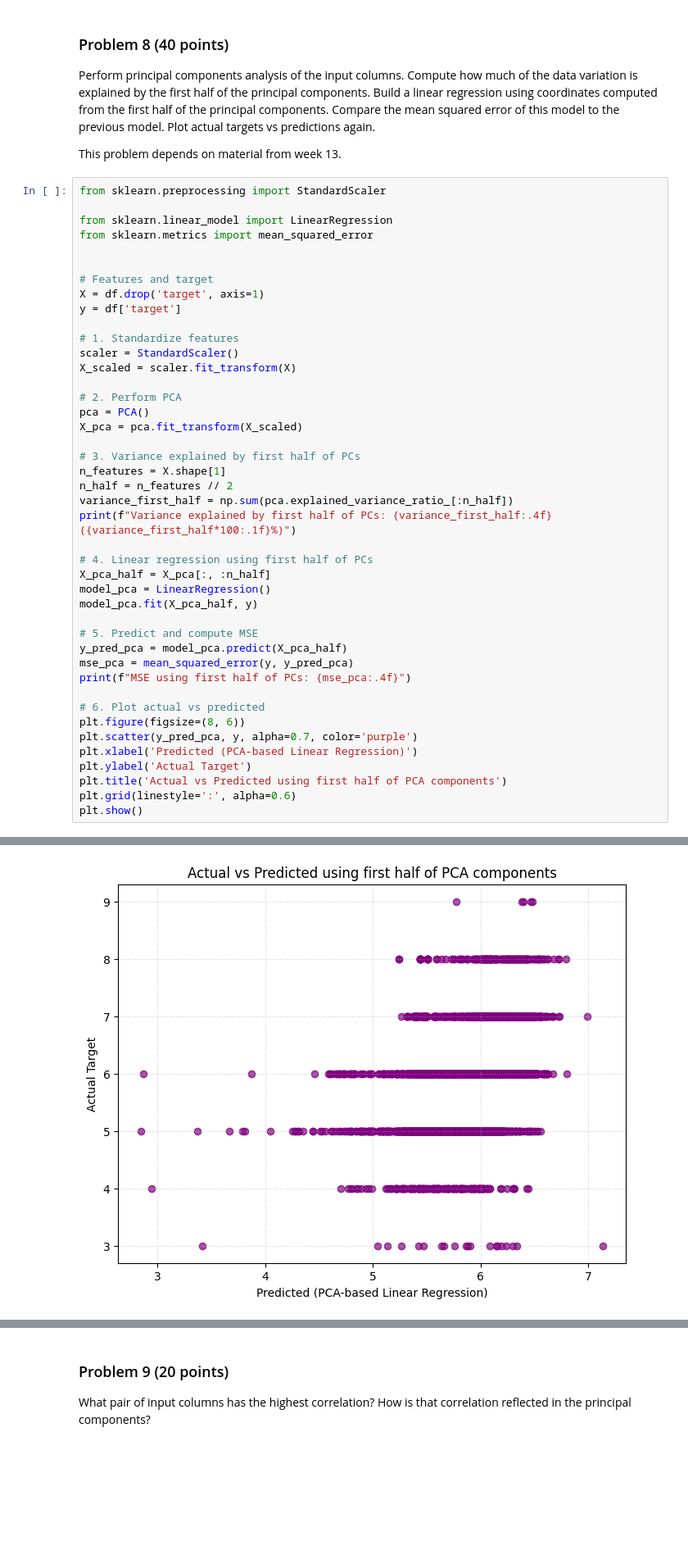
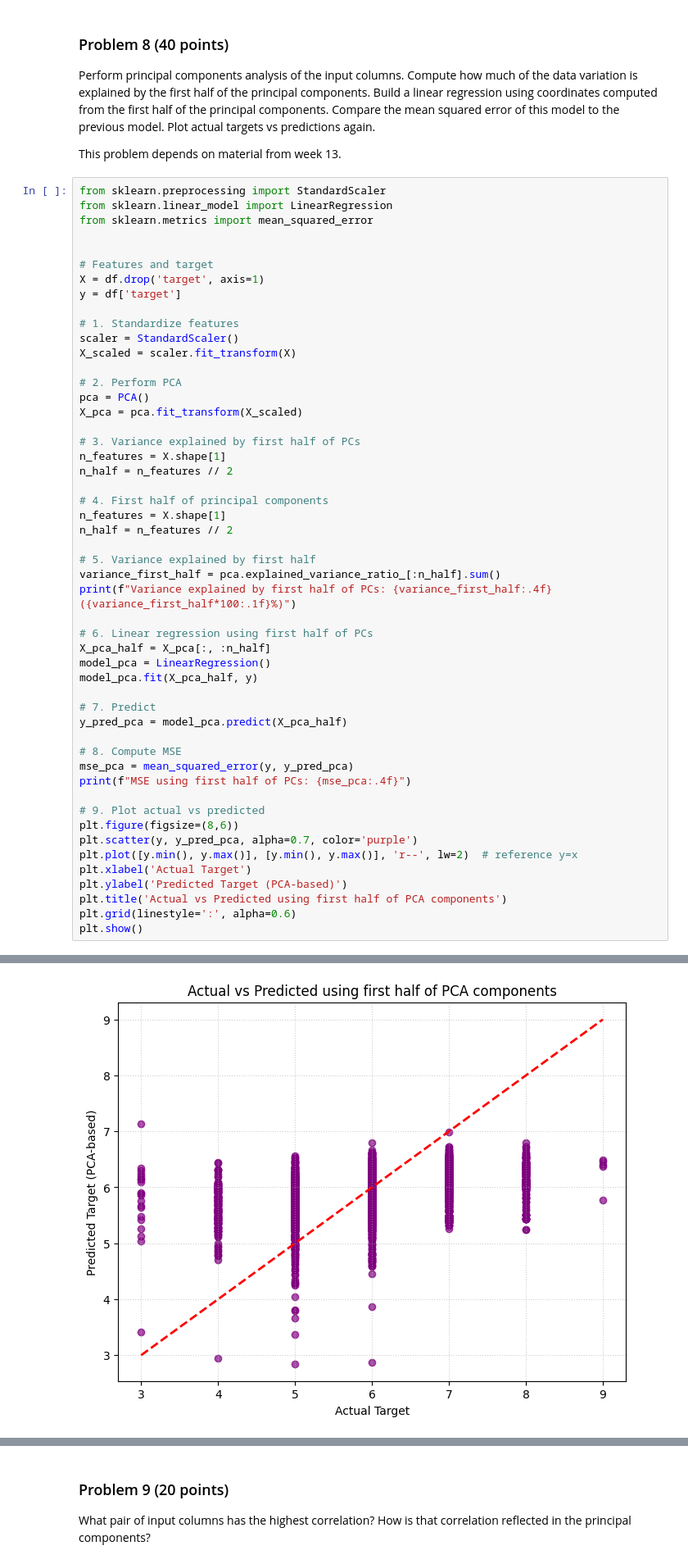
Before and after one commit to Ethnica16/dx601-final-project, a Jupyter notebook: project.ipynb, the cells around one changed output, grey strips where cells are left out. Shown at 82% size. Drawn from its saved outputs; the diff is of its cells as text; blank space fills up the shorter version.

```diff
--- a/project.ipynb
+++ b/project.ipynb
@@ -403,7 +406,6 @@ Plot actual targets vs predictions again.
 This problem depends on material from week 13.
 # %%
 from sklearn.preprocessing import StandardScaler
-
 from sklearn.linear_model import LinearRegression
 from sklearn.metrics import mean_squared_error
 
@@ -412,39 +414,48 @@ from sklearn.metrics import mean_squared_error
 X = df.drop('target', axis=1)
 y = df['target']
 
 # 1. Standardize features
 scaler = StandardScaler()
 X_scaled = scaler.fit_transform(X)
 
 # 2. Perform PCA
 pca = PCA()
 X_pca = pca.fit_transform(X_scaled)
 
 # 3. Variance explained by first half of PCs
 n_features = X.shape[1]
 n_half = n_features // 2
-variance_first_half = np.sum(pca.explained_variance_ratio_[:n_half])
+
+# 4. First half of principal components
+n_features = X.shape[1]
+n_half = n_features // 2
+
+# 5. Variance explained by first half
+variance_first_half = pca.explained_variance_ratio_[:n_half].sum()
 print(f"Variance explained by first half of PCs: {variance_first_half:.4f} ({variance_first_half*100:.1f}%)")
 
-# 4. Linear regression using first half of PCs
+# 6. Linear regression using first half of PCs
 X_pca_half = X_pca[:, :n_half]
 model_pca = LinearRegression()
 model_pca.fit(X_pca_half, y)
 
-# 5. Predict and compute MSE
+# 7. Predict
 y_pred_pca = model_pca.predict(X_pca_half)
+
+# 8. Compute MSE
 mse_pca = mean_squared_error(y, y_pred_pca)
 print(f"MSE using first half of PCs: {mse_pca:.4f}")
 
-# 6. Plot actual vs predicted
-plt.figure(figsize=(8, 6))
-plt.scatter(y_pred_pca, y, alpha=0.7, color='purple')
-plt.xlabel('Predicted (PCA-based Linear Regression)')
-plt.ylabel('Actual Target')
+# 9. Plot actual vs predicted
+plt.figure(figsize=(8,6))
+plt.scatter(y, y_pred_pca, alpha=0.7, color='purple')
+plt.plot([y.min(), y.max()], [y.min(), y.max()], 'r--', lw=2)  # reference y=x
+plt.xlabel('Actual Target')
+plt.ylabel('Predicted Target (PCA-based)')
 plt.title('Actual vs Predicted using first half of PCA components')
 plt.grid(linestyle=':', alpha=0.6)
 plt.show()
 # %% [output]
 Variance explained by first half of PCs: 0.7283 (72.8%)
 MSE using first half of PCs: 0.6448
-[figure, old version]
+[figure, new version]
```
Also changed, not shown: parts of 6 cells of this notebook.
